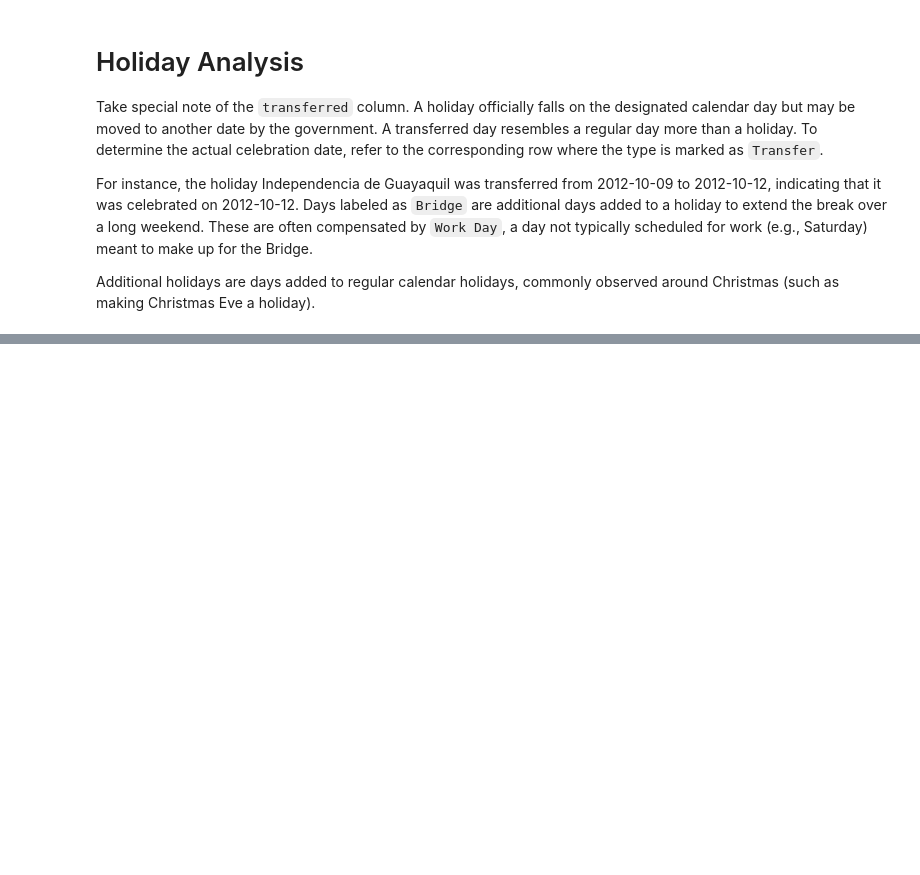
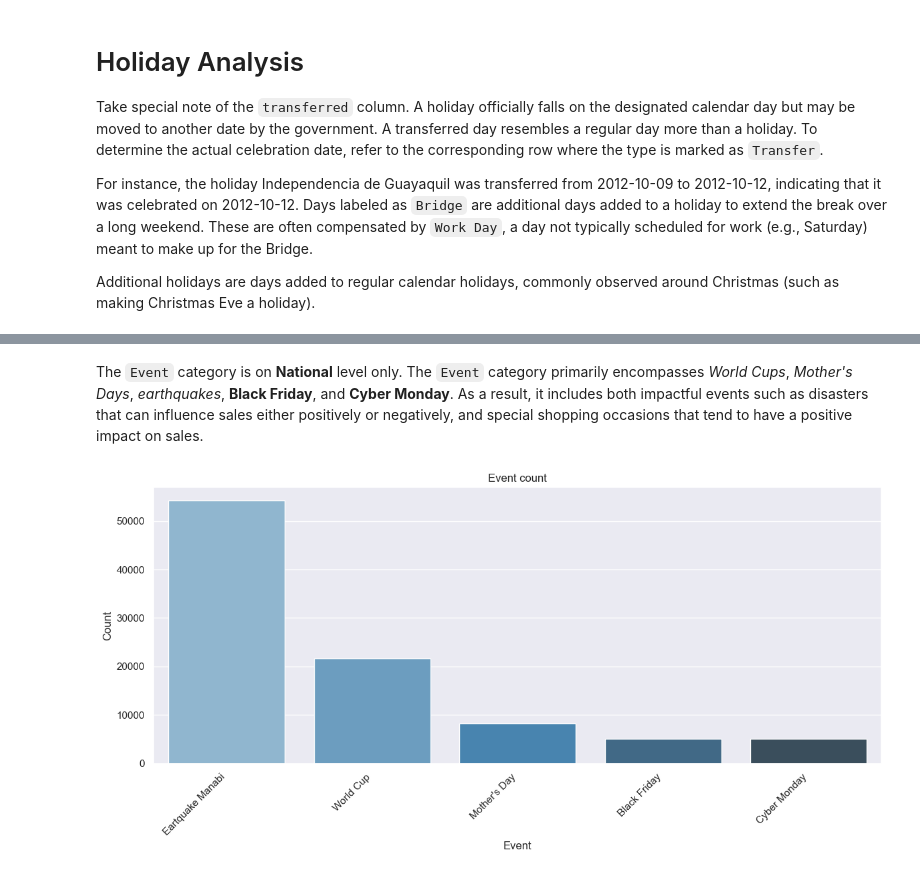
Before and after one commit to melisnv/data-science-projects, a Jupyter notebook: time-series-store-sales/holiday-analysis.ipynb, the cells around one changed output, grey strips where cells are left out. Saved outputs shown, nothing was run; the diff lists cells and outputs as text; code cells hidden in the pictures; blank space fills up the shorter version.

```diff
--- a/time-series-store-sales/holiday-analysis.ipynb
+++ b/time-series-store-sales/holiday-analysis.ipynb
@@ -81,0 +176,2 @@ plt.show()
+# %%
+df_merged = df.merge(holiday_df, on="date", how="left")
@@ -81,0 +187,15 @@ plt.show()
+# %%
+df_merged.loc[(df_merged["event"] == "Holiday") & ((df_merged["locale"] == "National")), "event"] = "Holiday"
+
+df_merged.loc[(df_merged["event"] == "Holiday") & ((df_merged["locale"] != "National") & (df_merged["city"] != df_merged["locale_name"])), "event"] = "No Holiday"
+df_merged.loc[(df_merged["event"] == "Holiday") & ((df_merged["locale"] != "National") & (df_merged["city"] == df_merged["locale_name"])), "event"] = "Holiday"
+
+df_merged.loc[(df_merged["event"] == "Holiday") & ((df_merged["locale"] == "Regional") & (df_merged["state"] != df_merged["locale_name"])), "event"] = "No Holiday"
+df_merged.loc[(df_merged["event"] == "Holiday") & ((df_merged["locale"] == "Regional") & (df_merged["state"] == df_merged["locale_name"])), "event"] = "Holiday"
+
+df_merged.loc[(df_merged["event"] == "Holiday") & ((df_merged["locale"] == "Local") & (df_merged["city"] != df_merged["locale_name"])), "event"] = "No Holiday"
+df_merged.loc[(df_merged["event"] == "Holiday") & ((df_merged["locale"] == "Local") & (df_merged["city"] == df_merged["locale_name"])), "event"] = "Holiday"
+
+df_merged.loc[(df_merged["event"] == "Additional") & ((df_merged["locale"] == "Local") & (df_merged["city"] != df_merged["locale_name"])), "event"] = "No Holiday"
+df_merged.loc[(df_merged["event"] == "Additional") & ((df_merged["locale"] == "Local") & (df_merged["city"] == df_merged["locale_name"])), "event"] = "Holiday"
+df_merged.loc[(df_merged["event"] == "Additional") & ((df_merged["locale"] == "National")), "event"] = "Holiday"
@@ -81,0 +210,29 @@ plt.show()
+# %%
+df_merged.loc[(df_merged["transferred"] == True), "event"] = "No Holiday"
+df_merged.loc[(df_merged["event"] == "Bridge"), "event"] = "Holiday"
+df_merged.loc[(df_merged["event"] == "Work Day"), "event"] = "No Holiday"
+df_merged.loc[(df_merged["event"] == "Transfer"), "event"] = "Holiday"
+
+df_merged.loc[(df_merged["event"] == "Transfer") & (df_merged["locale"] == "Local") & (df_merged["city"] != df_merged["locale_name"]), "event"] = "No Holiday"
+df_merged.loc[(df_merged["event"] == "Transfer") & (df_merged["locale"] == "Local") & (df_merged["city"] == df_merged["locale_name"]), "event"] = "Holiday"
+df_merged.loc[(df_merged["event"] == "Transfer") & (df_merged["locale"] == "National"), "event"] = "Holiday"
+# %% [markdown]
+The `Event` category is on <b>National</b> level only. The `Event` category primarily encompasses <i>World Cups</i>, <i>Mother's Days</i>, <i>earthquakes</i>, <b>Black Friday</b>, and <b>Cyber Monday</b>. As a result, it includes both impactful events such as disasters that can influence sales either positively or negatively, and special shopping occasions that tend to have a positive impact on sales.<br>
+# %%
+# change the event names that are similar
+df_merged["description"] = df_merged["description"].replace(regex=r'Terremoto Manabi(?:\+\d+)?', value='Eartquake Manabi')
+df_merged["description"] = df_merged["description"].replace(regex=r'Mundial de futbol Brasil:.*|Inauguracion Mundial de futbol Brasil',
+                                                            value='World Cup')
+df_merged["description"] = df_merged["description"].replace("Dia de la Madre", value='Mother\'s Day')
+# %%
+event_df = df_merged[df_merged["event"] == "Event"]
+plt.figure(figsize=(12, 6))
+sns.countplot(event_df["description"], order=event_df["description"].value_counts(ascending=False).index, palette = "Blues_d")
+plt.title('Event count')
+plt.xlabel('Event')
+plt.ylabel('Count')
+plt.xticks(rotation=45, ha='right')
+plt.tight_layout()
+plt.show()
+# %% [output]
+[figure, added]
```
Also changed, not shown: parts of 15 cells of this notebook.
